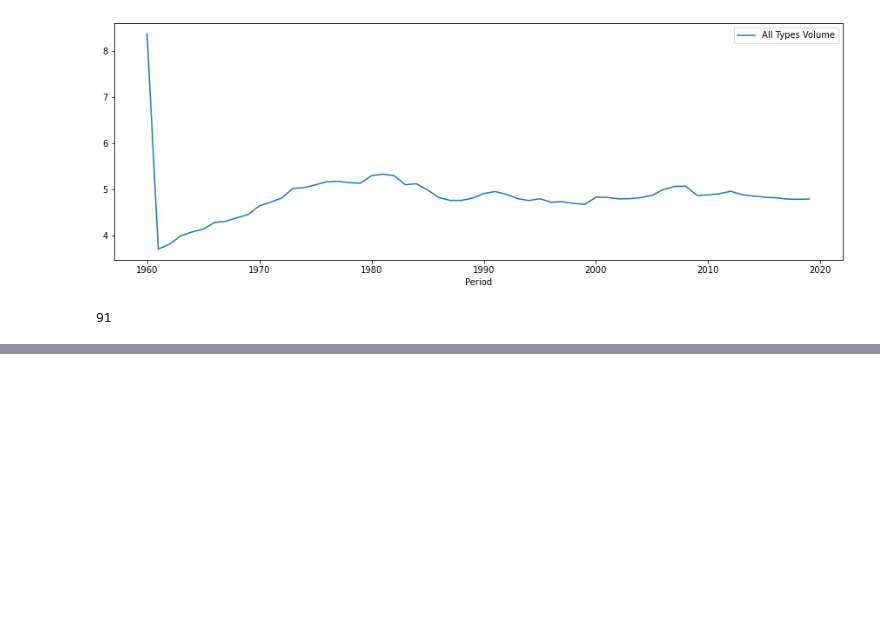
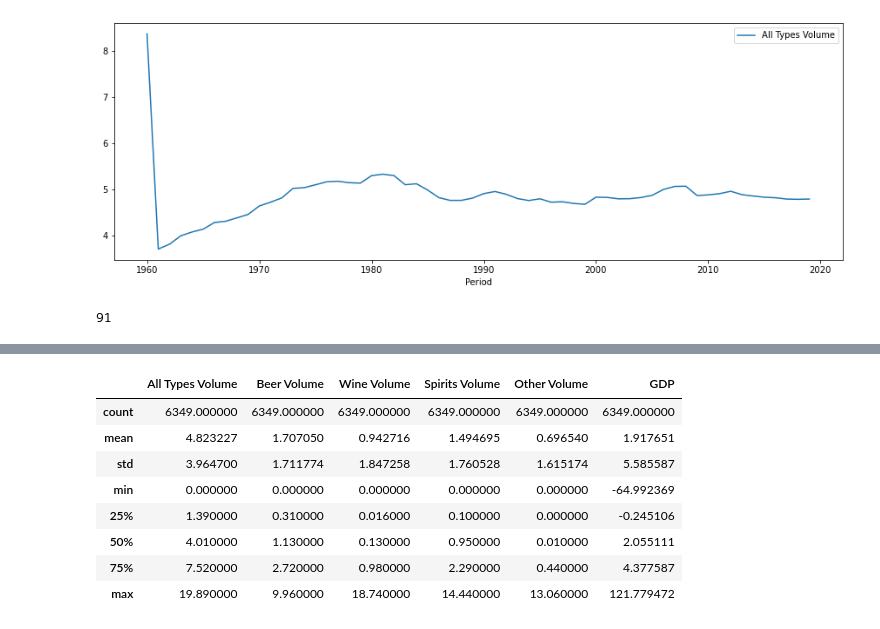
Before and after one commit to stuartbrown4/Big-Data-Assignment, a Jupyter notebook: Data-Handling-01.ipynb, the cells around one changed output, grey strips where cells are left out. Cells and saved outputs as stored; diff of their text form; code cells hidden in the pictures; blank space fills up the shorter version.

```diff
--- a/Data-Handling-01.ipynb
+++ b/Data-Handling-01.ipynb
@@ -213,2 +244,12 @@ final_merge
 # %%
-final_merge.drop(columns=['Period']).describe()
+gdp_g_pc_merge.drop(columns=['Period']).describe()
+# %% [output]
+|  | All Types Volume | Beer Volume | Wine Volume | Spirits Volume | Other Volume | GDP |
+| count | 6349.000000 | 6349.000000 | 6349.000000 | 6349.000000 | 6349.000000 | 6349.000000 |
+| mean | 4.823227 | 1.707050 | 0.942716 | 1.494695 | 0.696540 | 1.917651 |
+| std | 3.964700 | 1.711774 | 1.847258 | 1.760528 | 1.615174 | 5.585587 |
+| min | 0.000000 | 0.000000 | 0.000000 | 0.000000 | 0.000000 | -64.992369 |
+| 25% | 1.390000 | 0.310000 | 0.016000 | 0.100000 | 0.000000 | -0.245106 |
+| 50% | 4.010000 | 1.130000 | 0.130000 | 0.950000 | 0.010000 | 2.055111 |
+| 75% | 7.520000 | 2.720000 | 0.980000 | 2.290000 | 0.440000 | 4.377587 |
+| max | 19.890000 | 9.960000 | 18.740000 | 14.440000 | 13.060000 | 121.779472 |
```
Also changed, not shown: parts of 31 cells of this notebook.
